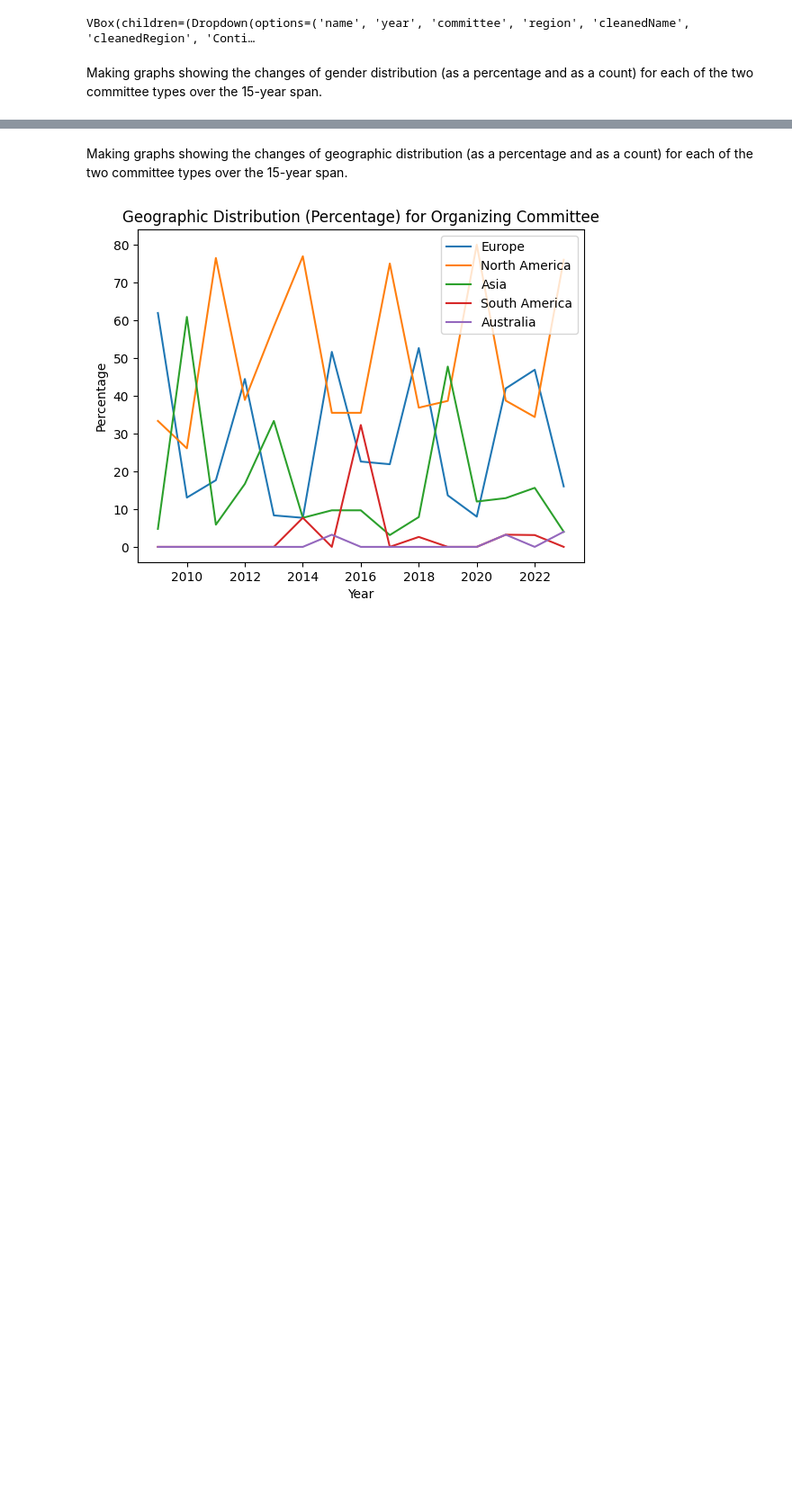
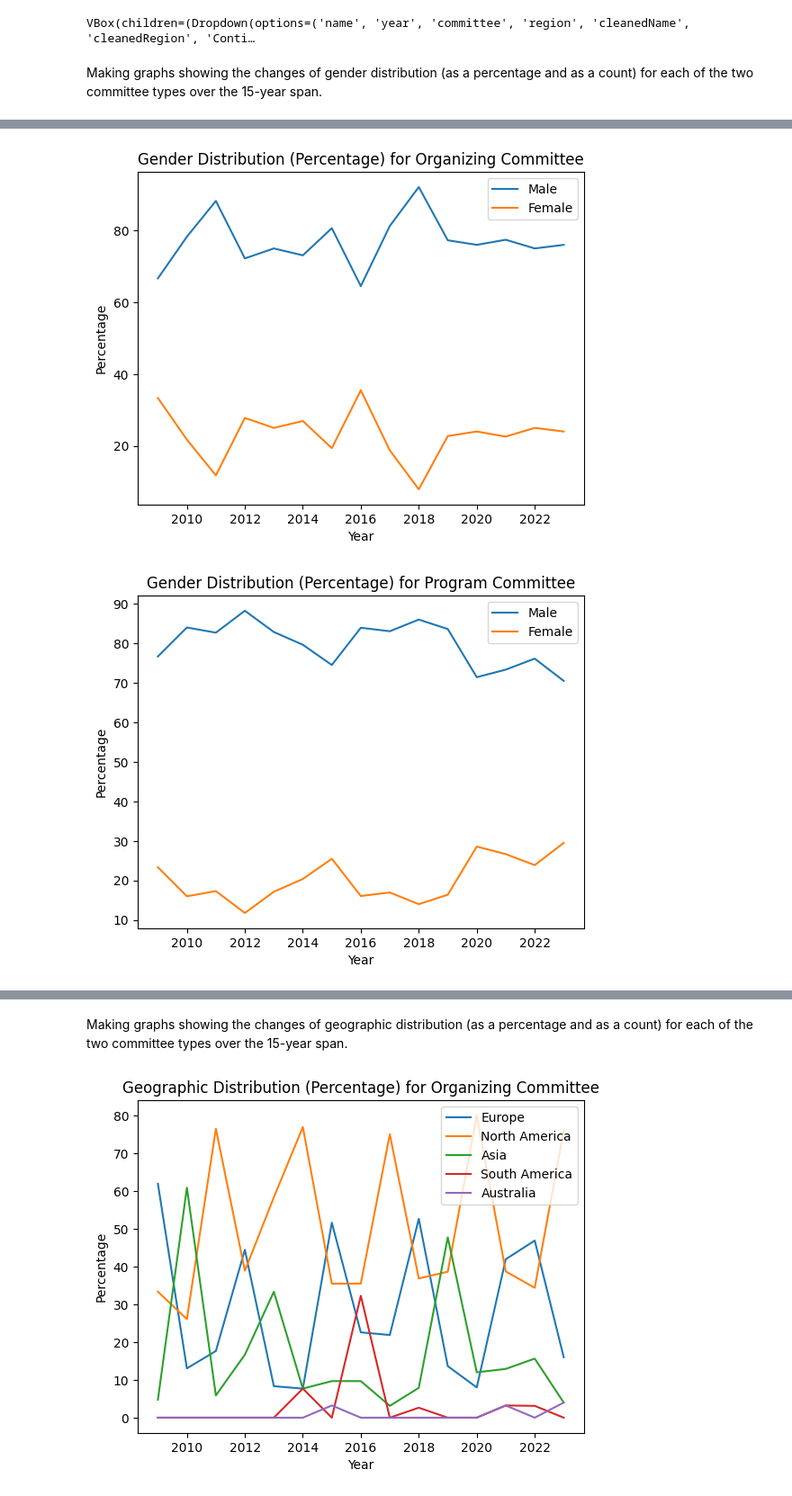
Before and after one commit to vrathi101/SIGCOMMInclusivity, a Jupyter notebook: SIGCOMMData_Finalization.ipynb, the cells around one changed output, grey strips where cells are left out. Shown at 90% size. Saved outputs shown, nothing was run; the diff lists cells and outputs as text; code cells hidden in the pictures; blank space fills up the shorter version.

```diff
--- a/SIGCOMMData_Finalization.ipynb
+++ b/SIGCOMMData_Finalization.ipynb
@@ -233,0 +158,47 @@ for committee_type in committee_types:
+# %%
+# Get unique committee and year values from the DataFrame
+committees = dfSigcomm['committee'].unique()
+years = dfSigcomm['year'].unique()
+
+# Get unique continent values from the "Continent" column
+genders = dfSigcomm['Gender'].unique()
+
+# Create separate line graphs for each committee
+for committee in committees:
+    # Create a figure and axis for the current committee
+    fig, ax = plt.subplots()
+
+    # Loop through each continent
+    for gender in genders:
+        # Create an empty list to store the percentages for each year
+        percentages = []
+
+        # Loop through each year
+        for year in years:
+            # Filter the DataFrame for the current committee, continent, and year
+            df_filtered = dfSigcomm[(dfSigcomm['committee'] == committee) & (dfSigcomm['Gender'] == gender) & (dfSigcomm['year'] == year)]
+
+            # Get the count of members for the current continent and year
+            count = len(df_filtered)
+
+            # Calculate the percentage by dividing the count by the total count for the committee and year
+            total_count = len(dfSigcomm[(dfSigcomm['committee'] == committee) & (dfSigcomm['year'] == year)])
+            percentage = (count / total_count) * 100
+
+            # Append the percentage to the list
+            percentages.append(percentage)
+
+        # Plot the percentages as a line graph for the current continent
+        ax.plot(years, percentages, label=gender)
+
+    # Configure the plot
+    ax.set_xlabel('Year')
+    ax.set_ylabel('Percentage')
+    ax.set_title(f'Gender Distribution (Percentage) for {committee} Committee')
+    ax.legend()
+
+    # Display the plot
+    plt.show()
+# %% [output]
+[figure, added]
+[figure, added]
```
Also changed, not shown: parts of 3 cells of this notebook.
